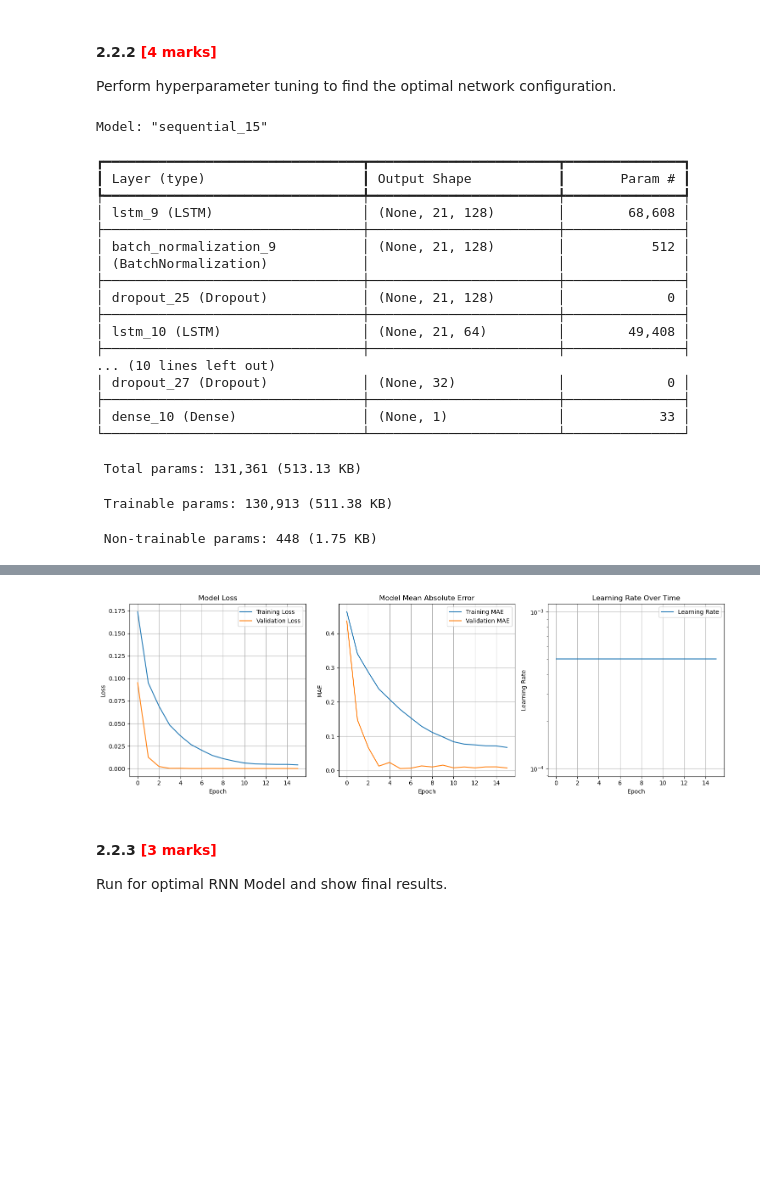
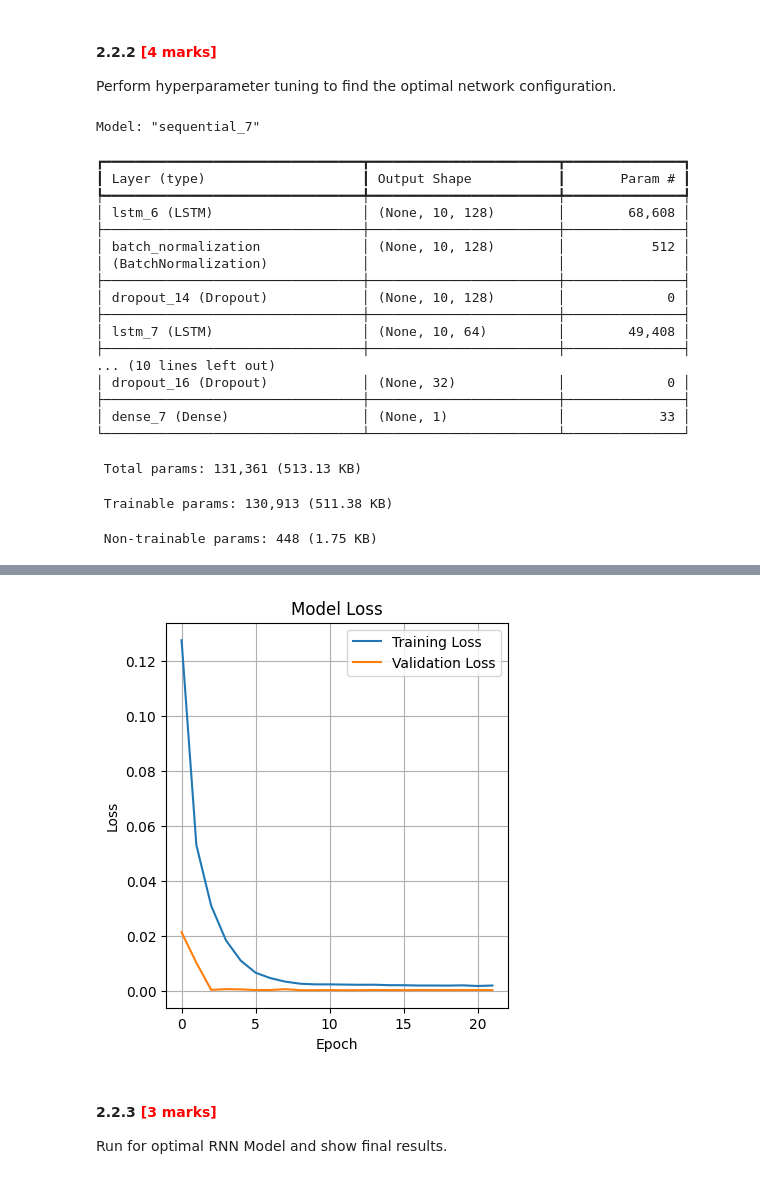
Before and after one commit to rajiv2607/rnn_stock_prediction, a Jupyter notebook: RNN_Assg_Stock_Price_Prediction_Starter.ipynb, the cells around one changed output, grey strips where cells are left out. Drawn from its saved outputs; the diff is of its cells as text; code cells hidden in the pictures; blank space fills up the shorter version.

Commit message:
model improvement

```diff
--- a/RNN_Assg_Stock_Price_Prediction_Starter.ipynb
+++ b/RNN_Assg_Stock_Price_Prediction_Starter.ipynb
@@ -443,7 +444,7 @@ Quarterly volatility: $1.52
 Call the functions to create testing and training instances of predictor and target features.
 # %%
 # Create data instances from the master data frame
-window_size = 21  # Approximately one month of trading days (based on our previous analysis)
+window_size = 10  # Approximately one month of trading days (based on our previous analysis)
 target_column = 'Close'  # We want to predict the closing price
 
 # Drop Date and Name columns as they are not needed for the model
@@ -814,8 +811,22 @@ In this section, we will:
 Create a function that builds an advanced RNN model with tunable hyperparameters.
 # %%
 
+# # Create and configure the advanced LSTM model
+# def create_lstm_model(input_shape):
 
-def create_rnn_model_test(input_shape,
+#     model = Sequential()
+#     model.add(LSTM(50, return_sequences=True, input_shape=(X_train.shape[1], X_train.shape[2])))
+#     model.add(Dropout(0.2))
+#     model.add(LSTM(50, return_sequences=False))
+#     model.add(Dropout(0.2))
+#     model.add(Dense(1))
+#     model.compile(optimizer='adam', loss='mean_squared_error')
+#     return model
+
+
+
+
+def create_lstm_model(input_shape,
                          cell_type='LSTM',
                          units=[128, 64, 32],
                          dropouts=[0.3, 0.2, 0.1],
@@ -861,12 +872,7 @@ Perform hyperparameter tuning to find the optimal network configuration.
 # %%
 # Create and configure the advanced LSTM model
 input_shape = (X_train.shape[1], X_train.shape[2])
-model = create_rnn_model_test(input_shape,
-                            cell_type='LSTM',
-                            units=[128, 64, 32],
-                            dropouts=[0.3, 0.2, 0.1],
-                            learning_rate=5e-4,
-                            loss_fn='huber')
+model = create_lstm_model(input_shape)
 model.summary()
 
 # Add callbacks for better training
@@ -905,47 +911,24 @@ plt.xlabel('Epoch')
 plt.ylabel('Loss')
 plt.legend()
 plt.grid(True)
-
-# Plot training & validation MAE
-plt.subplot(1, 3, 2)
-plt.plot(history.history['mae'], label='Training MAE')
-plt.plot(history.history['val_mae'], label='Validation MAE')
-plt.title('Model Mean Absolute Error')
-plt.xlabel('Epoch')
-plt.ylabel('MAE')
-plt.legend()
-plt.grid(True)
-
-# Plot learning rate changes
-plt.subplot(1, 3, 3)
-plt.plot(history.history['lr'] if 'lr' in history.history else [5e-4] * len(history.history['loss']), label='Learning Rate')
-plt.title('Learning Rate Over Time')
-plt.xlabel('Epoch')
-plt.ylabel('Learning Rate')
-plt.yscale('log')
-plt.legend()
-plt.grid(True)
-
-plt.tight_layout()
-plt.show()
 # %% [output]
-Model: "sequential_15"
+Model: "sequential_7"
 ┏━━━━━━━━━━━━━━━━━━━━━━━━━━━━━━━━━┳━━━━━━━━━━━━━━━━━━━━━━━━┳━━━━━━━━━━━━━━━┓
 ┃ Layer (type)                    ┃ Output Shape           ┃       Param # ┃
 ┡━━━━━━━━━━━━━━━━━━━━━━━━━━━━━━━━━╇━━━━━━━━━━━━━━━━━━━━━━━━╇━━━━━━━━━━━━━━━┩
-│ lstm_9 (LSTM)                   │ (None, 21, 128)        │        68,608 │
+│ lstm_6 (LSTM)                   │ (None, 10, 128)        │        68,608 │
 ├─────────────────────────────────┼────────────────────────┼───────────────┤
-│ batch_normalization_9           │ (None, 21, 128)        │           512 │
+│ batch_normalization             │ (None, 10, 128)        │           512 │
 │ (BatchNormalization)            │                        │               │
 ├─────────────────────────────────┼────────────────────────┼───────────────┤
-│ dropout_25 (Dropout)            │ (None, 21, 128)        │             0 │
+│ dropout_14 (Dropout)            │ (None, 10, 128)        │             0 │
 ├─────────────────────────────────┼────────────────────────┼───────────────┤
-│ lstm_10 (LSTM)                  │ (None, 21, 64)         │        49,408 │
+│ lstm_7 (LSTM)                   │ (None, 10, 64)         │        49,408 │
 ├─────────────────────────────────┼────────────────────────┼───────────────┤
 ... (10 lines left out)
-│ dropout_27 (Dropout)            │ (None, 32)             │             0 │
+│ dropout_16 (Dropout)            │ (None, 32)             │             0 │
 ├─────────────────────────────────┼────────────────────────┼───────────────┤
-│ dense_10 (Dense)                │ (None, 1)              │            33 │
+│ dense_7 (Dense)                 │ (None, 1)              │            33 │
 └─────────────────────────────────┴────────────────────────┴───────────────┘
  Total params: 131,361 (513.13 KB)
  Trainable params: 130,913 (511.38 KB)
@@ -970,4 +953,4 @@ Epoch 16/50
-[figure, old version]
+[figure, new version]
 # %% [markdown]
 #### **2.2.3** <font color =red> [3 marks] </font>
 Run for optimal RNN Model and show final results.
```
Also changed, not shown: parts of 15 cells of this notebook, 1 other file.
